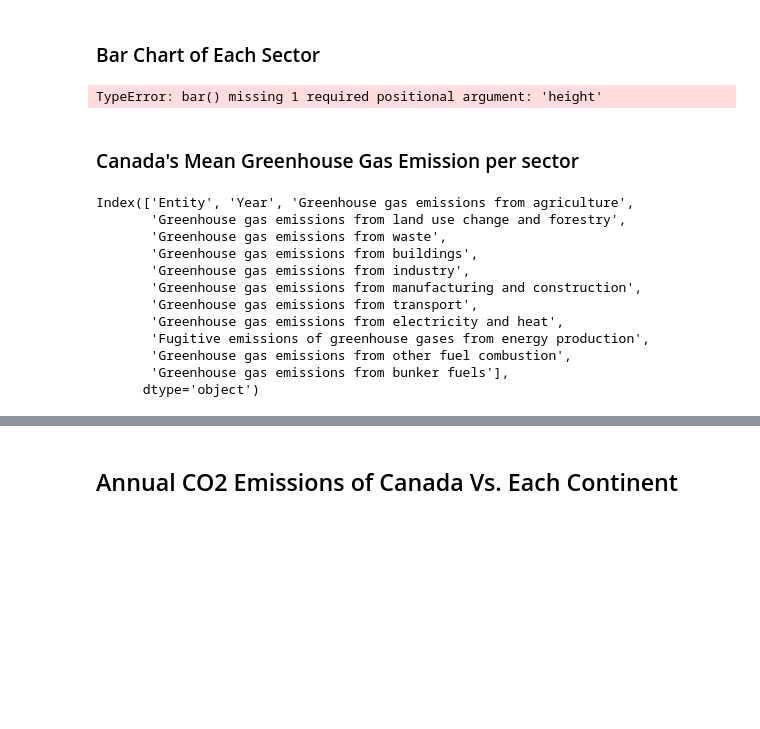
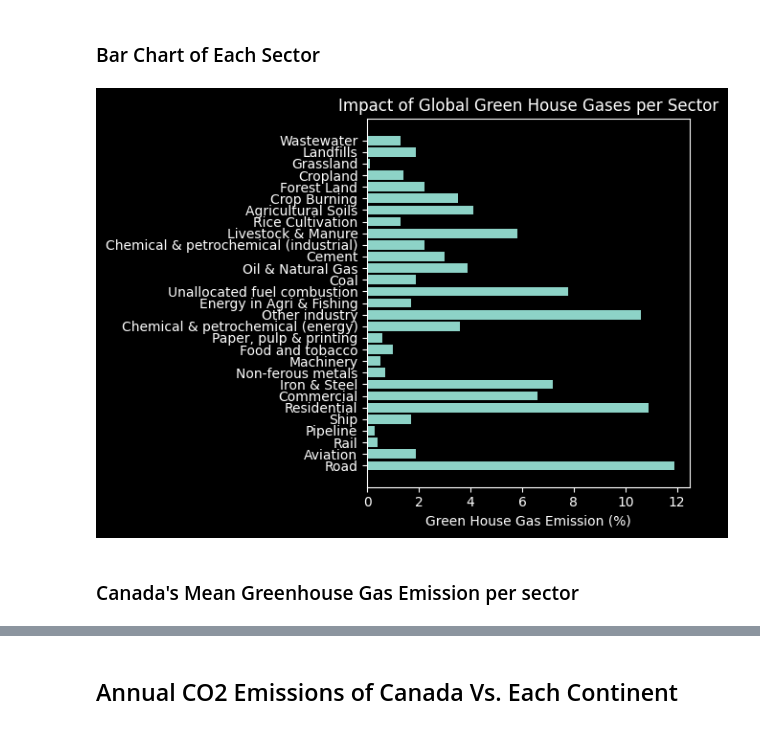
Before and after one commit to minari314159/CO2-Emission-Trends, a Jupyter notebook: Global_Analysis.ipynb, the cells around one changed output, grey strips where cells are left out. Cells and saved outputs as stored; diff of their text form; code cells hidden in the pictures; blank space fills up the shorter version.

```diff
--- a/Global_Analysis.ipynb
+++ b/Global_Analysis.ipynb
@@ -35,30 +35,16 @@ df_GHG
 # %% [markdown]
 ### Bar Chart of Each Sector
 # %%
-slices = df_GHG['Share of global greenhouse gas emissions (%)']
-labels = df_GHG['Sub-sector']
-plt.bar(slices, labels=labels, wedgeprops={'edgecolor': 'black'})
+GHG_y = df_GHG['Share of global greenhouse gas emissions (%)']
+sub_sector = df_GHG['Sub-sector']
+
+plt.barh(sub_sector, GHG_y, label='All Sectors')
+
 plt.title("Impact of Global Green House Gases per Sector")
+plt.xlabel('Green House Gas Emission (%)')
 plt.tight_layout()
 plt.show()
 # %% [output]
-TypeError: bar() missing 1 required positional argument: 'height'
+[figure, added]
 # %% [markdown]
 ### Canada's Mean Greenhouse Gas Emission per sector
-# %%
-df_GHG_Can = pd.read_csv('Data/GHG_Emissions.csv')
-df_GHG_Can = df_GHG_Can[df_GHG_Can['Entity'].isin(['Canada', 'World'])].drop(['Code'], axis=1)
-df_GHG_Can.columns
-# %% [output]
-Index(['Entity', 'Year', 'Greenhouse gas emissions from agriculture',
-       'Greenhouse gas emissions from land use change and forestry',
-       'Greenhouse gas emissions from waste',
-       'Greenhouse gas emissions from buildings',
-       'Greenhouse gas emissions from industry',
-       'Greenhouse gas emissions from manufacturing and construction',
-       'Greenhouse gas emissions from transport',
-       'Greenhouse gas emissions from electricity and heat',
-       'Fugitive emissions of greenhouse gases from energy production',
-       'Greenhouse gas emissions from other fuel combustion',
-       'Greenhouse gas emissions from bunker fuels'],
-      dtype='object')
```
Also changed, not shown: parts of 4 cells of this notebook.
